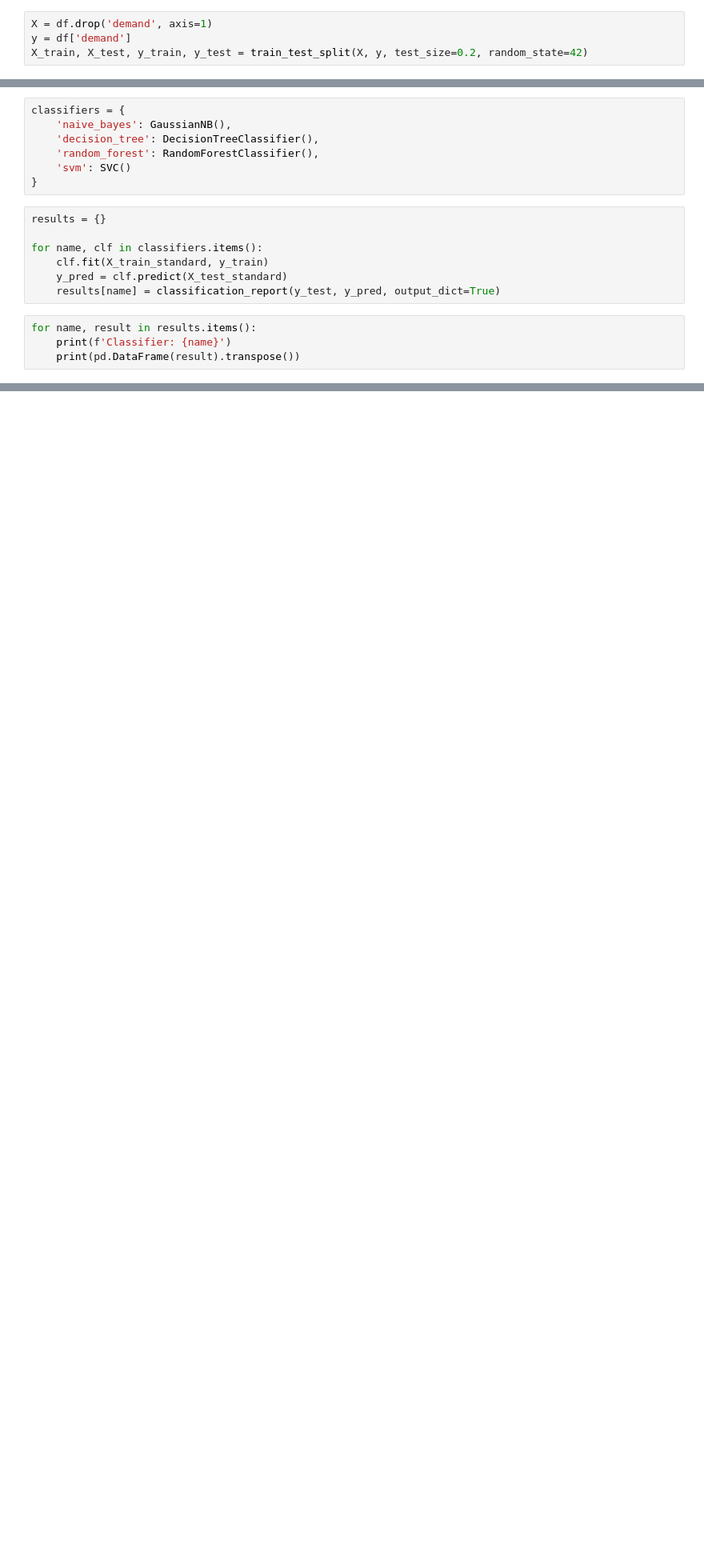
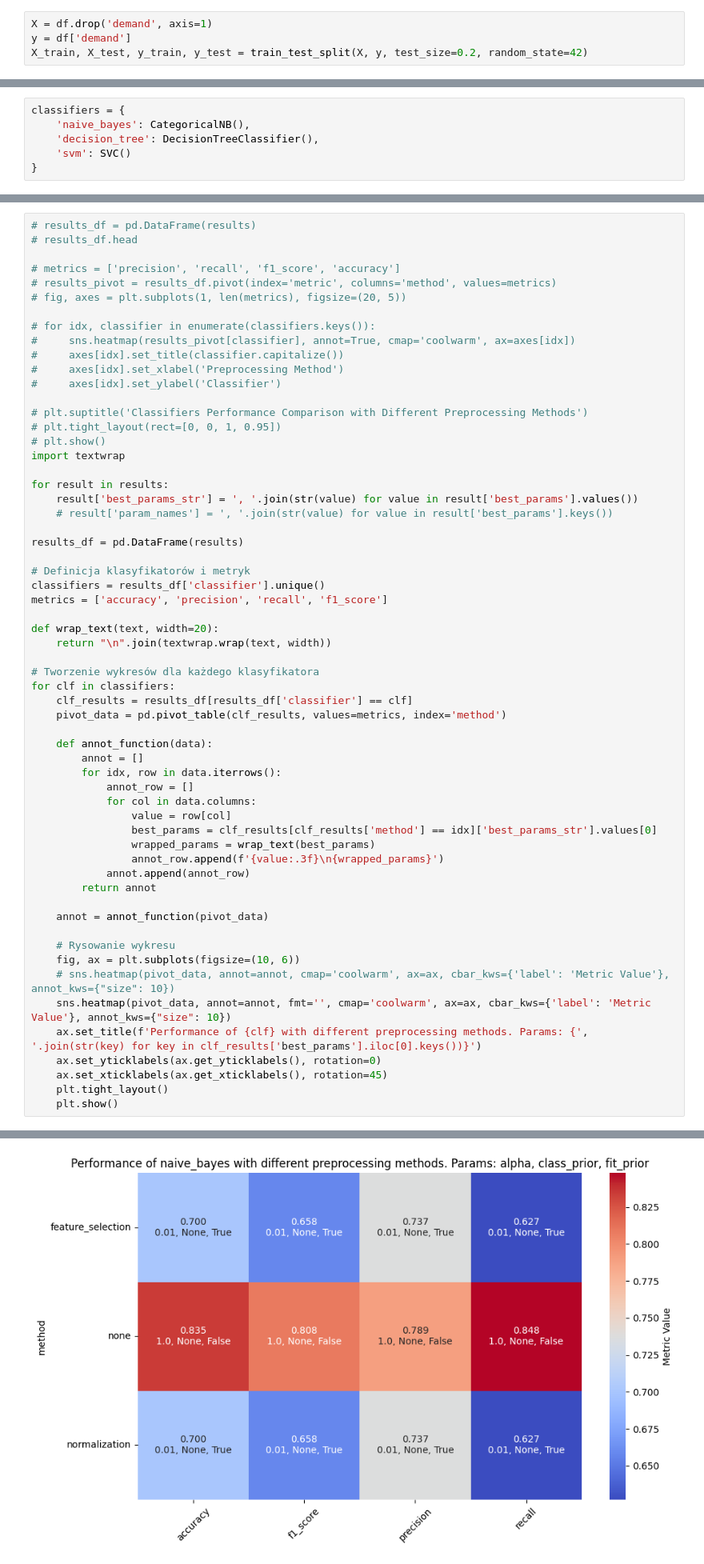
Before and after one commit to Krisenberg/AI_Lab, a Jupyter notebook: Lab_4_machine_learning/src/ml_process.ipynb, the cells around one changed output, grey strips where cells are left out. Shown at 80% size. Drawn from its saved outputs; the diff is of its cells as text; blank space fills up the shorter version.

```diff
--- a/Lab_4_machine_learning/src/ml_process.ipynb
+++ b/Lab_4_machine_learning/src/ml_process.ipynb
@@ -73,18 +99,6 @@ X_test_select = selectors.transform(X_test)
 # %%
 classifiers = {
-    'naive_bayes': GaussianNB(),
+    'naive_bayes': CategoricalNB(),
     'decision_tree': DecisionTreeClassifier(),
-    'random_forest': RandomForestClassifier(),
     'svm': SVC()
 }
-# %%
-results = {}
-
-for name, clf in classifiers.items():
-    clf.fit(X_train_standard, y_train)
-    y_pred = clf.predict(X_test_standard)
-    results[name] = classification_report(y_test, y_pred, output_dict=True)
-# %%
-for name, result in results.items():
-    print(f'Classifier: {name}')
-    print(pd.DataFrame(result).transpose())
@@ -108,0 +290,61 @@ weighted avg   0.821056  0.820000  0.817745  4000.00
+# %%
+# results_df = pd.DataFrame(results)
+# results_df.head
+
+# metrics = ['precision', 'recall', 'f1_score', 'accuracy']
+# results_pivot = results_df.pivot(index='metric', columns='method', values=metrics)
+# fig, axes = plt.subplots(1, len(metrics), figsize=(20, 5))
+
+# for idx, classifier in enumerate(classifiers.keys()):
+#     sns.heatmap(results_pivot[classifier], annot=True, cmap='coolwarm', ax=axes[idx])
+#     axes[idx].set_title(classifier.capitalize())
+#     axes[idx].set_xlabel('Preprocessing Method')
+#     axes[idx].set_ylabel('Classifier')
+
+# plt.suptitle('Classifiers Performance Comparison with Different Preprocessing Methods')
+# plt.tight_layout(rect=[0, 0, 1, 0.95])
+# plt.show()
+import textwrap
+
+for result in results:
+    result['best_params_str'] = ', '.join(str(value) for value in result['best_params'].values())
+    # result['param_names'] = ', '.join(str(value) for value in result['best_params'].keys())
+
+results_df = pd.DataFrame(results)
+
+# Definicja klasyfikatorów i metryk
+classifiers = results_df['classifier'].unique()
+metrics = ['accuracy', 'precision', 'recall', 'f1_score']
+
+def wrap_text(text, width=20):
+    return "\n".join(textwrap.wrap(text, width))
+
+# Tworzenie wykresów dla każdego klasyfikatora
+for clf in classifiers:
+    clf_results = results_df[results_df['classifier'] == clf]
+    pivot_data = pd.pivot_table(clf_results, values=metrics, index='method')
+
+    def annot_function(data):
+        annot = []
+        for idx, row in data.iterrows():
+            annot_row = []
+            for col in data.columns:
+                value = row[col]
+                best_params = clf_results[clf_results['method'] == idx]['best_params_str'].values[0]
+                wrapped_params = wrap_text(best_params)
+                annot_row.append(f'{value:.3f}\n{wrapped_params}')
+            annot.append(annot_row)
+        return annot
+
+    annot = annot_function(pivot_data)
+
+    # Rysowanie wykresu
+    fig, ax = plt.subplots(figsize=(10, 6))
+    # sns.heatmap(pivot_data, annot=annot, cmap='coolwarm', ax=ax, cbar_kws={'label': 'Metric Value'}, annot_kws={"size": 10})
+    sns.heatmap(pivot_data, annot=annot, fmt='', cmap='coolwarm', ax=ax, cbar_kws={'label': 'Metric Value'}, annot_kws={"size": 10})
+    ax.set_title(f'Performance of {clf} with different preprocessing methods. Params: {', '.join(str(key) for key in clf_results['best_params'].iloc[0].keys())}')
+    ax.set_yticklabels(ax.get_yticklabels(), rotation=0)
+    ax.set_xticklabels(ax.get_xticklabels(), rotation=45)
+    plt.tight_layout()
+    plt.show()
+# %% [output]
@@ -108,0 +352 @@ weighted avg   0.821056  0.820000  0.817745  4000.00
+[figure, added]
```
Also changed, not shown: parts of 12 cells of this notebook, 4 other files.
